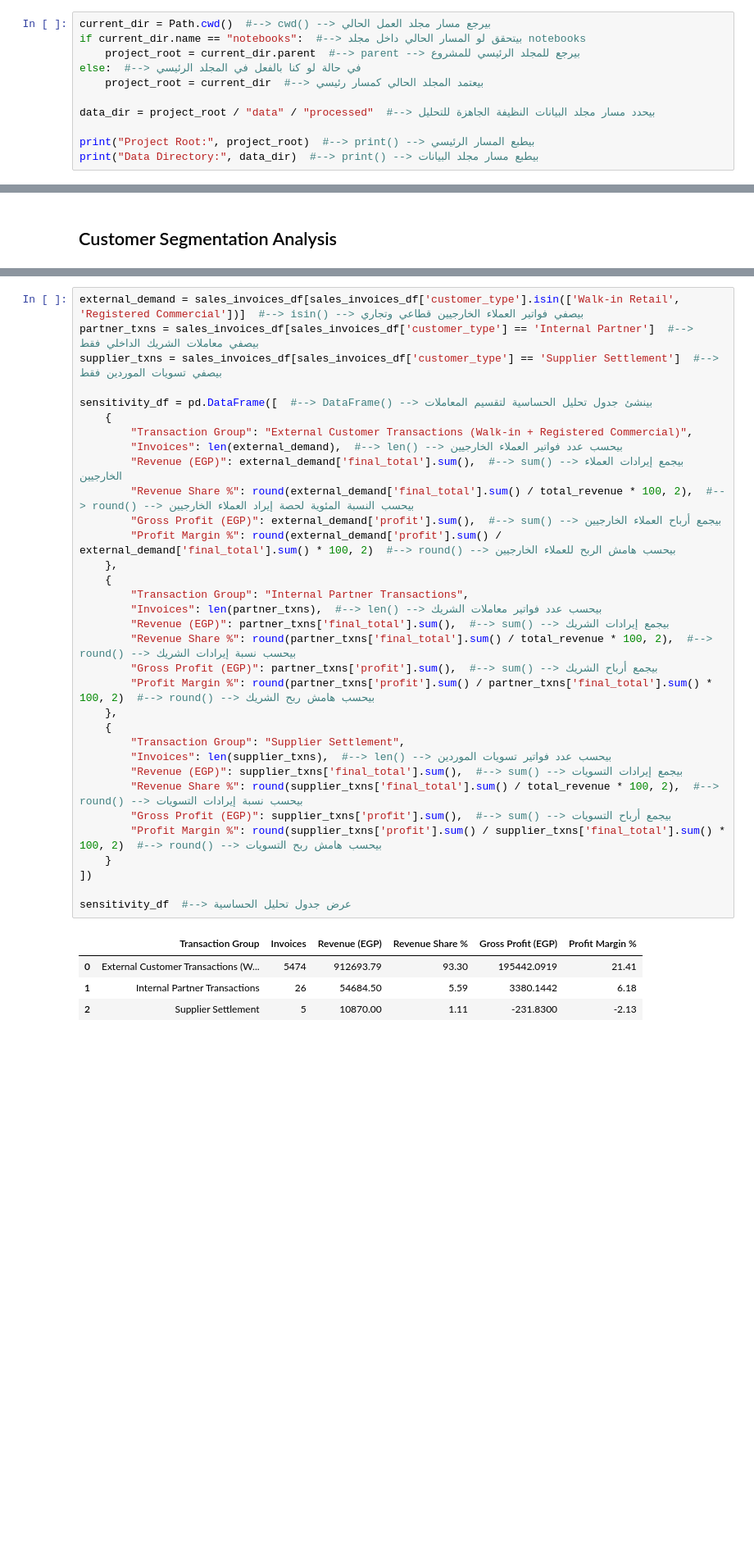
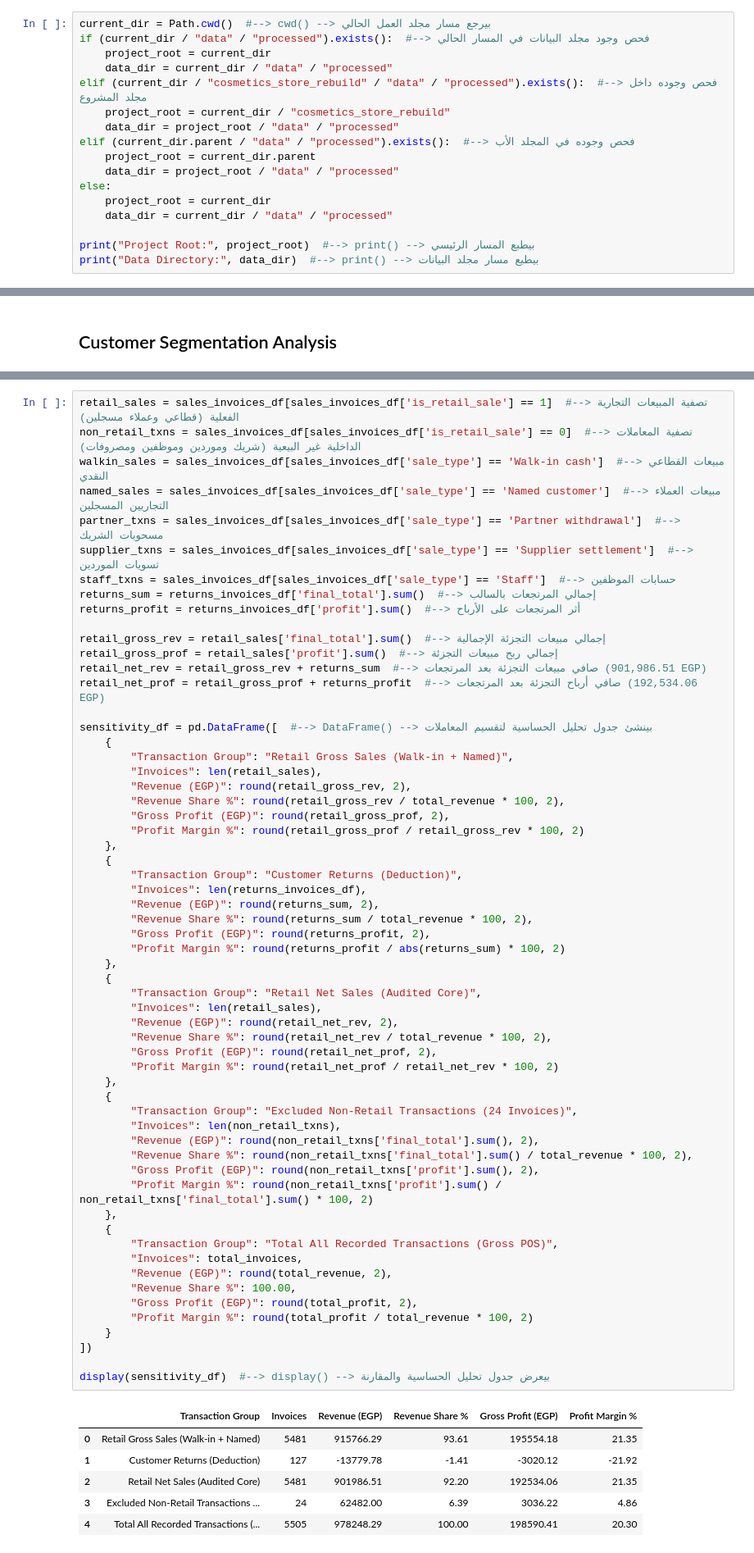
Before and after one commit to adhamahmed52g52-hash/Cosmetics-Store-Analytics-Business-Intelligence, a Jupyter notebook: notebooks/cosmetics_data_analysis.ipynb, the cells around one changed output, grey strips where cells are left out. Shown at 82% size. Saved outputs shown, nothing was run; the diff lists cells and outputs as text; blank space fills up the shorter version.

```diff
--- a/notebooks/cosmetics_data_analysis.ipynb
+++ b/notebooks/cosmetics_data_analysis.ipynb
@@ -27,12 +27,18 @@ plt.rcParams['figure.titlesize'] = 12  #--> بيحدد حجم خط العناو
 Load Standardized Datasets
 # %%
 current_dir = Path.cwd()  #--> cwd() --> بيرجع مسار مجلد العمل الحالي
-if current_dir.name == "notebooks":  #--> بيتحقق لو المسار الحالي داخل مجلد notebooks
-    project_root = current_dir.parent  #--> parent --> بيرجع للمجلد الرئيسي للمشروع
-else:  #--> في حالة لو كنا بالفعل في المجلد الرئيسي
-    project_root = current_dir  #--> بيعتمد المجلد الحالي كمسار رئيسي
-
-data_dir = project_root / "data" / "processed"  #--> بيحدد مسار مجلد البيانات النظيفة الجاهزة للتحليل
+if (current_dir / "data" / "processed").exists():  #--> فحص وجود مجلد البيانات في المسار الحالي
+    project_root = current_dir
+    data_dir = current_dir / "data" / "processed"
+elif (current_dir / "cosmetics_store_rebuild" / "data" / "processed").exists():  #--> فحص وجوده داخل مجلد المشروع
+    project_root = current_dir / "cosmetics_store_rebuild"
+    data_dir = project_root / "data" / "processed"
+elif (current_dir.parent / "data" / "processed").exists():  #--> فحص وجوده في المجلد الأب
+    project_root = current_dir.parent
+    data_dir = project_root / "data" / "processed"
+else:
+    project_root = current_dir
+    data_dir = current_dir / "data" / "processed"
 
 print("Project Root:", project_root)  #--> print() --> بيطبع المسار الرئيسي
 print("Data Directory:", data_dir)  #--> print() --> بيطبع مسار مجلد البيانات
@@ -376,41 +389,70 @@ Walk-in Retail        : 5,417 invoices | 859,532.14 EGP revenue | 182,251.17 EGP
 # %%
-external_demand = sales_invoices_df[sales_invoices_df['customer_type'].isin(['Walk-in Retail', 'Registered Commercial'])]  #--> isin() --> بيصفي فواتير العملاء الخارجيين قطاعي وتجاري
-partner_txns = sales_invoices_df[sales_invoices_df['customer_type'] == 'Internal Partner']  #--> بيصفي معاملات الشريك الداخلي فقط
-supplier_txns = sales_invoices_df[sales_invoices_df['customer_type'] == 'Supplier Settlement']  #--> بيصفي تسويات الموردين فقط
+retail_sales = sales_invoices_df[sales_invoices_df['is_retail_sale'] == 1]  #--> تصفية المبيعات التجارية الفعلية (قطاعي وعملاء مسجلين)
+non_retail_txns = sales_invoices_df[sales_invoices_df['is_retail_sale'] == 0]  #--> تصفية المعاملات الداخلية غير البيعية (شريك وموردين وموظفين ومصروفات)
+walkin_sales = sales_invoices_df[sales_invoices_df['sale_type'] == 'Walk-in cash']  #--> مبيعات القطاعي النقدي
+named_sales = sales_invoices_df[sales_invoices_df['sale_type'] == 'Named customer']  #--> مبيعات العملاء التجاريين المسجلين
+partner_txns = sales_invoices_df[sales_invoices_df['sale_type'] == 'Partner withdrawal']  #--> مسحوبات الشريك
+supplier_txns = sales_invoices_df[sales_invoices_df['sale_type'] == 'Supplier settlement']  #--> تسويات الموردين
+staff_txns = sales_invoices_df[sales_invoices_df['sale_type'] == 'Staff']  #--> حسابات الموظفين
+returns_sum = returns_invoices_df['final_total'].sum()  #--> إجمالي المرتجعات بالسالب
+returns_profit = returns_invoices_df['profit'].sum()  #--> أثر المرتجعات على الأرباح
+
+retail_gross_rev = retail_sales['final_total'].sum()  #--> إجمالي مبيعات التجزئة الإجمالية
+retail_gross_prof = retail_sales['profit'].sum()  #--> إجمالي ربح مبيعات التجزئة
+retail_net_rev = retail_gross_rev + returns_sum  #--> صافي مبيعات التجزئة بعد المرتجعات (901,986.51 EGP)
+retail_net_prof = retail_gross_prof + returns_profit  #--> صافي أرباح التجزئة بعد المرتجعات (192,534.06 EGP)
 
 sensitivity_df = pd.DataFrame([  #--> DataFrame() --> بينشئ جدول تحليل الحساسية لتقسيم المعاملات
     {
-        "Transaction Group": "External Customer Transactions (Walk-in + Registered Commercial)",
-        "Invoices": len(external_demand),  #--> len() --> بيحسب عدد فواتير العملاء الخارجيين
-        "Revenue (EGP)": external_demand['final_total'].sum(),  #--> sum() --> بيجمع إيرادات العملاء الخارجيين
-        "Revenue Share %": round(external_demand['final_total'].sum() / total_revenue * 100, 2),  #--> round() --> بيحسب النسبة المئوية لحصة إيراد العملاء الخارجيين
-        "Gross Profit (EGP)": external_demand['profit'].sum(),  #--> sum() --> بيجمع أرباح العملاء الخارجيين
-        "Profit Margin %": round(external_demand['profit'].sum() / external_demand['final_total'].sum() * 100, 2)  #--> round() --> بيحسب هامش الربح للعملاء الخارجيين
+        "Transaction Group": "Retail Gross Sales (Walk-in + Named)",
+        "Invoices": len(retail_sales),
+        "Revenue (EGP)": round(retail_gross_rev, 2),
+        "Revenue Share %": round(retail_gross_rev / total_revenue * 100, 2),
+        "Gross Profit (EGP)": round(retail_gross_prof, 2),
+        "Profit Margin %": round(retail_gross_prof / retail_gross_rev * 100, 2)
     },
     {
-        "Transaction Group": "Internal Partner Transactions",
-        "Invoices": len(partner_txns),  #--> len() --> بيحسب عدد فواتير معاملات الشريك
-        "Revenue (EGP)": partner_txns['final_total'].sum(),  #--> sum() --> بيجمع إيرادات الشريك
-        "Revenue Share %": round(partner_txns['final_total'].sum() / total_revenue * 100, 2),  #--> round() --> بيحسب نسبة إيرادات الشريك
-        "Gross Profit (EGP)": partner_txns['profit'].sum(),  #--> sum() --> بيجمع أرباح الشريك
-        "Profit Margin %": round(partner_txns['profit'].sum() / partner_txns['final_total'].sum() * 100, 2)  #--> round() --> بيحسب هامش ربح الشريك
+        "Transaction Group": "Customer Returns (Deduction)",
+        "Invoices": len(returns_invoices_df),
+        "Revenue (EGP)": round(returns_sum, 2),
+        "Revenue Share %": round(returns_sum / total_revenue * 100, 2),
+        "Gross Profit (EGP)": round(returns_profit, 2),
+        "Profit Margin %": round(returns_profit / abs(returns_sum) * 100, 2)
     },
     {
-        "Transaction Group": "Supplier Settlement",
-        "Invoices": len(supplier_txns),  #--> len() --> بيحسب عدد فواتير تسويات الموردين
-        "Revenue (EGP)": supplier_txns['final_total'].sum(),  #--> sum() --> بيجمع إيرادات التسويات
-        "Revenue Share %": round(supplier_txns['final_total'].sum() / total_revenue * 100, 2),  #--> round() --> بيحسب نسبة إيرادات التسويات
-        "Gross Profit (EGP)": supplier_txns['profit'].sum(),  #--> sum() --> بيجمع أرباح التسويات
-        "Profit Margin %": round(supplier_txns['profit'].sum() / supplier_txns['final_total'].sum() * 100, 2)  #--> round() --> بيحسب هامش ربح التسويات
+        "Transaction Group": "Retail Net Sales (Audited Core)",
+        "Invoices": len(retail_sales),
+        "Revenue (EGP)": round(retail_net_rev, 2),
+        "Revenue Share %": round(retail_net_rev / total_revenue * 100, 2),
+        "Gross Profit (EGP)": round(retail_net_prof, 2),
+        "Profit Margin %": round(retail_net_prof / retail_net_rev * 100, 2)
+    },
+    {
+        "Transaction Group": "Excluded Non-Retail Transactions (24 Invoices)",
+        "Invoices": len(non_retail_txns),
+        "Revenue (EGP)": round(non_retail_txns['final_total'].sum(), 2),
+        "Revenue Share %": round(non_retail_txns['final_total'].sum() / total_revenue * 100, 2),
+        "Gross Profit (EGP)": round(non_retail_txns['profit'].sum(), 2),
+        "Profit Margin %": round(non_retail_txns['profit'].sum() / non_retail_txns['final_total'].sum() * 100, 2)
+    },
+    {
+        "Transaction Group": "Total All Recorded Transactions (Gross POS)",
+        "Invoices": total_invoices,
+        "Revenue (EGP)": round(total_revenue, 2),
+        "Revenue Share %": 100.00,
+        "Gross Profit (EGP)": round(total_profit, 2),
+        "Profit Margin %": round(total_profit / total_revenue * 100, 2)
     }
 ])
 
-sensitivity_df  #--> عرض جدول تحليل الحساسية
+display(sensitivity_df)  #--> display() --> بيعرض جدول تحليل الحساسية والمقارنة
 # %% [output]
 |  | Transaction Group | Invoices | Revenue (EGP) | Revenue Share % | Gross Profit (EGP) | Profit Margin % |
-| 0 | External Customer Transactions (W... | 5474 | 912693.79 | 93.30 | 195442.0919 | 21.41 |
-| 1 | Internal Partner Transactions | 26 | 54684.50 | 5.59 | 3380.1442 | 6.18 |
-| 2 | Supplier Settlement | 5 | 10870.00 | 1.11 | -231.8300 | -2.13 |
+| 0 | Retail Gross Sales (Walk-in + Named) | 5481 | 915766.29 | 93.61 | 195554.18 | 21.35 |
+| 1 | Customer Returns (Deduction) | 127 | -13779.78 | -1.41 | -3020.12 | -21.92 |
+| 2 | Retail Net Sales (Audited Core) | 5481 | 901986.51 | 92.20 | 192534.06 | 21.35 |
+| 3 | Excluded Non-Retail Transactions ... | 24 | 62482.00 | 6.39 | 3036.22 | 4.86 |
+| 4 | Total All Recorded Transactions (... | 5505 | 978248.29 | 100.00 | 198590.41 | 20.30 |
 # %% [markdown]
 ##  Product Categorization & Scope Governance
 # %%
```
Also changed, not shown: parts of 18 cells of this notebook, 35 other files.
